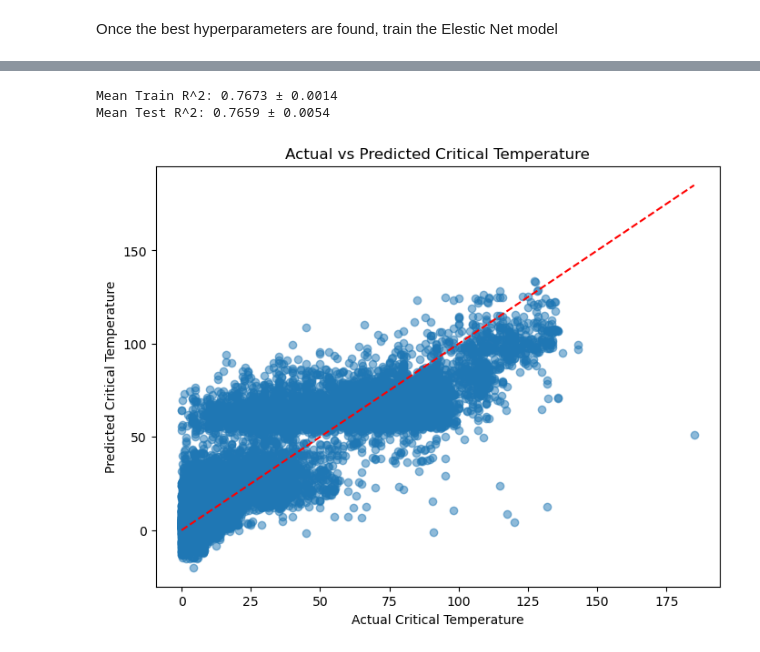
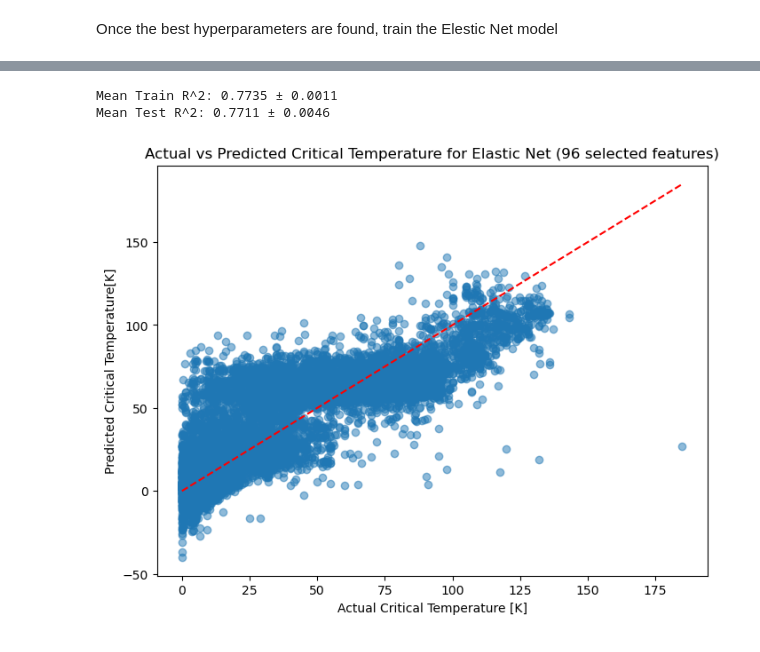
Before and after one commit to tonnesen/Superconductor-ML-regression, a Jupyter notebook: Superconductor Data- Elastic Net Regression.ipynb, the cells around one changed output, grey strips where cells are left out. Saved outputs shown, nothing was run; the diff lists cells and outputs as text; code cells hidden in the pictures.

Commit message:
Update Elastic Net

```diff
--- a/Superconductor Data- Elastic Net Regression.ipynb
+++ b/Superconductor Data- Elastic Net Regression.ipynb
@@ -232,9 +236,9 @@ After engineering new features, there are a total of 179 features. Of these feat
 # %%
 # grid search for hyperparameter tuning
 
-param_grid = {'alpha': [0.1, 1, 5, 10, 50, 100], 'l1_ratio': [0.1, 0.3, 0.5, 0.7, 0.9, 0.95, 0.99, 1.0]}
+param_grid = {'alpha': [0.005, 0.01, 0.05, 0.1, 0.5], 'l1_ratio': [0.25, 0.5, 0.75, 0.9, 1]}
 
-elastic_net = ElasticNet(max_iter=10000, random_state=42) # maybe set higher max_iter to ensure convergence
+elastic_net = ElasticNet(max_iter=20000, random_state=42) # maybe set higher max_iter to ensure convergence
 
 grid_search = GridSearchCV(estimator=elastic_net, param_grid=param_grid, cv=5, scoring='r2', n_jobs=-1)
 grid_search.fit(X_train_scaled, y_train)
@@ -271,6 +275,6 @@ print(results[['param_alpha', 'param_l1_ratio', 'mean_test_score']])
 # %%
 #  Train the model with the best hyperparameters
-model = ElasticNet(max_iter=10000)
+model = ElasticNet(max_iter=20000, random_state=42)
 
 model.set_params(alpha=best_alpha, l1_ratio=best_l1_ratio)
 model.fit(X_train_scaled, y_train)
@@ -397,9 +401,9 @@ X_test_scaled = scaler.transform(X_test)
 # %%
 # grid search for hyperparameter tuning
 
-param_grid = {'alpha': [0.1, 1, 5, 10, 50, 100], 'l1_ratio': [0.1, 0.3, 0.5, 0.7, 0.9, 0.95, 0.99, 1.0]}
+param_grid = {'alpha': [0.005, 0.01, 0.05, 0.1, 0.5], 'l1_ratio': [0.25, 0.5, 0.75, 0.9, 1]}
 
-elastic_net = ElasticNet(max_iter=10000, random_state=42)
+elastic_net = ElasticNet(max_iter=20000, random_state=42)
 
 grid_search = GridSearchCV(estimator=elastic_net, param_grid=param_grid, cv=5, scoring='r2', n_jobs=-1)
 grid_search.fit(X_train_scaled, y_train)
@@ -436,6 +440,6 @@ print(results[['param_alpha', 'param_l1_ratio', 'mean_test_score']])
 # %%
 #  Train the model with the best hyperparameters
-model = ElasticNet()
+model = ElasticNet(max_iter=20000, random_state=42)
 
 model.set_params(alpha=best_alpha, l1_ratio=best_l1_ratio)
 model.fit(X_train_scaled, y_train)
@@ -453,20 +457,20 @@ test_uncertainty = np.std(test_scores)
 print(f"Mean Train R^2: {np.mean(train_scores):.4f} ± {train_uncertainty:.4f}")
 print(f"Mean Test R^2: {np.mean(test_scores):.4f} ± {test_uncertainty:.4f}")
 # %% [output]
-Mean Train R^2: 0.7673 ± 0.0014
-Mean Test R^2: 0.7659 ± 0.0054
+Mean Train R^2: 0.7735 ± 0.0011
+Mean Test R^2: 0.7711 ± 0.0046
 # %%
 ypred = cross_val_predict(model, X_train_scaled, y_train, cv=cv)
 
 plt.figure(figsize=(8, 6))
 plt.scatter(y_train, ypred, alpha=0.5)
 plt.plot([y.min(), y.max()], [y.min(), y.max()], 'r--')  # Line for perfect predictions
-plt.xlabel('Actual Critical Temperature')
-plt.ylabel('Predicted Critical Temperature')
-plt.title('Actual vs Predicted Critical Temperature')
+plt.xlabel('Actual Critical Temperature [K]')
+plt.ylabel('Predicted Critical Temperature[K]')
+plt.title('Actual vs Predicted Critical Temperature for Elastic Net (96 selected features)')
 plt.show()
 # %% [output]
-[figure, old version]
+[figure, new version]
 # %%
 print("Selected features and their importance: \n")
 
```
Also changed, not shown: parts of 28 cells of this notebook.
